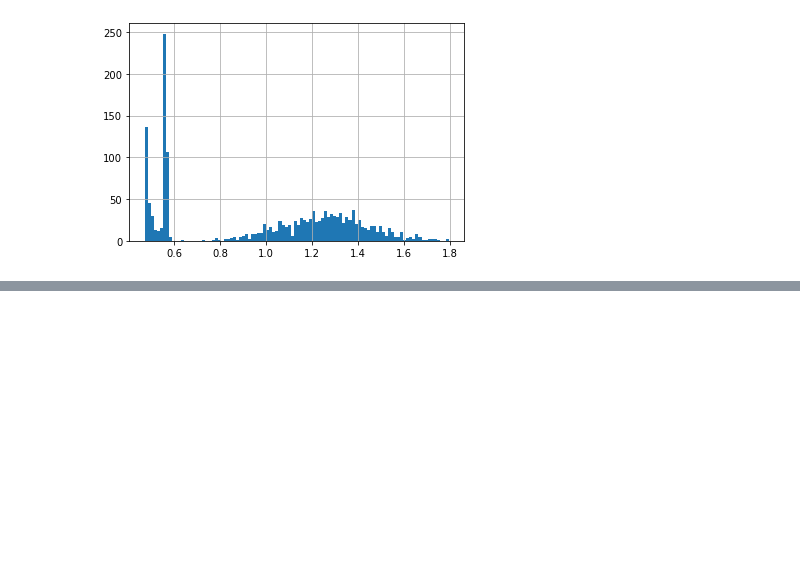
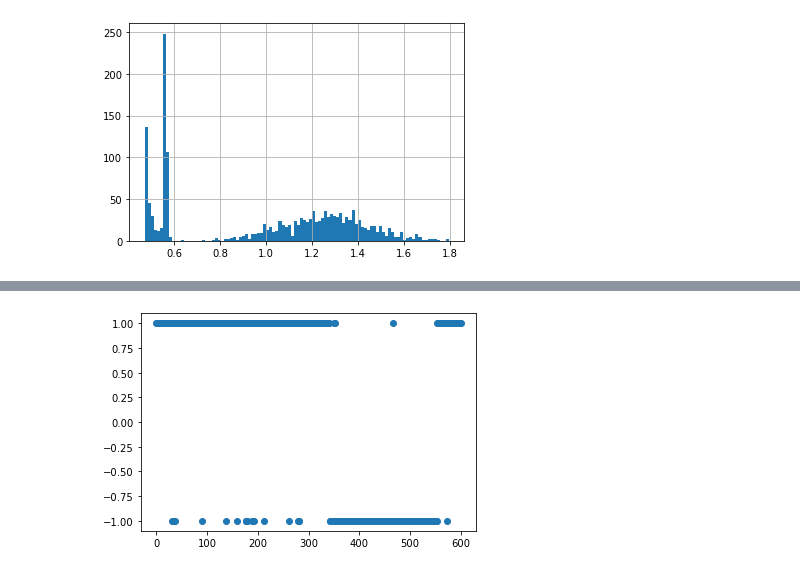
Before and after one commit to hotshot07/thesis, a Jupyter notebook: notebooks/Generating_synthetic_data.ipynb, the cells around one changed output, grey strips where cells are left out. Saved outputs shown, nothing was run; the diff lists cells and outputs as text; code cells hidden in the pictures; blank space fills up the shorter version.

```diff
--- a/notebooks/Generating_synthetic_data.ipynb
+++ b/notebooks/Generating_synthetic_data.ipynb
@@ -310,0 +297,5 @@ plt.show()
+# %%
+from sklearn.ensemble import IsolationForest
+model=IsolationForest(n_estimators=100,max_samples='auto',contamination=float(0.05), verbose = 2)
+# %%
+model.fit(np.array(list(df_nor['packet'])).reshape(-1,1))
@@ -310,0 +324,7 @@ plt.show()
+# %%
+prediction = model.predict(np.array(list(df['packet'])).reshape(-1,1))
+# %%
+plt.scatter(x = [x for x in range(len(prediction))], y = prediction)
+plt.show()
+# %% [output]
+[figure, added]
```
Also changed, not shown: parts of 11 cells of this notebook.
